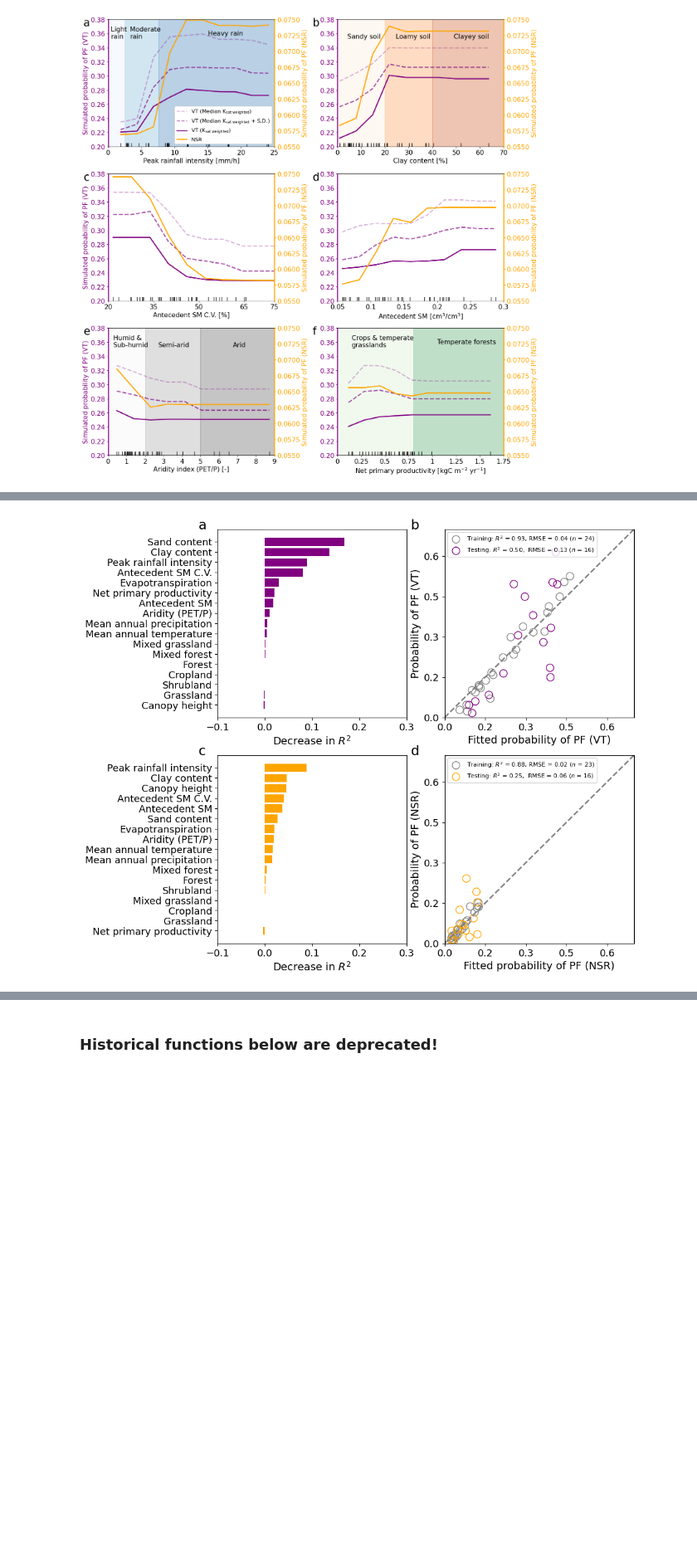
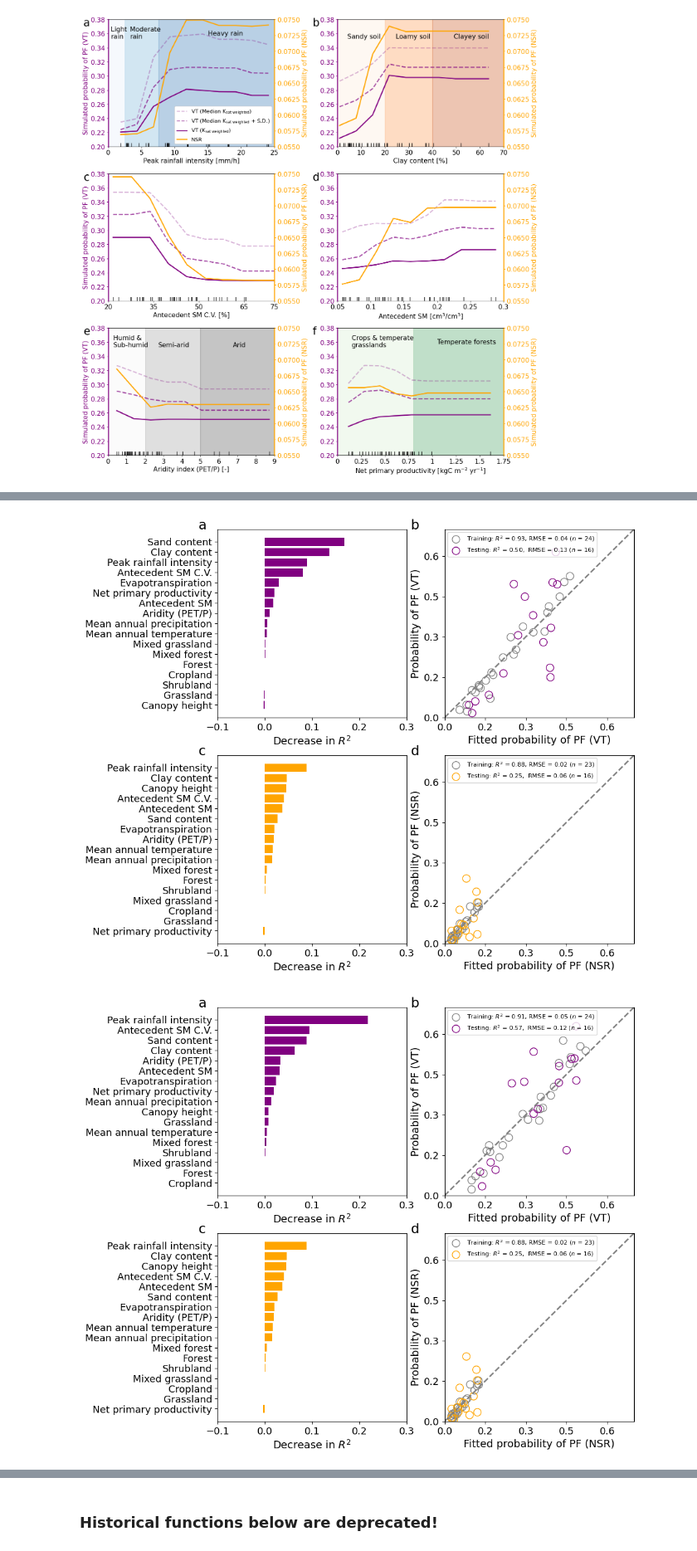
Before and after one commit to libonancaesar/neon-pf-database, a Jupyter notebook: doc/review_comments.ipynb, the cells around one changed output, grey strips where cells are left out. Shown at 83% size. Cells and saved outputs as stored; diff of their text form; code cells hidden in the pictures; blank space fills up the shorter version.

```diff
--- a/doc/review_comments.ipynb
+++ b/doc/review_comments.ipynb
@@ -1951,6 +1977,8 @@ def generate_feature_importance(vt, nsr_model_hub_info, type):
                                 nsr_info = {"X_test":nsr_model_hub_info["test_X"], "y_test":nsr_model_hub_info["y_test"], "model":nsr_model_hub_info["model"], "X_train":nsr_model_hub_info["train_X"], "y_train":nsr_model_hub_info["y_train"]},
                                 total_if=True)
 generate_feature_importance(vt_model_hub_info[0], nsr_model_hub_info, "")
+generate_feature_importance(vt_model_hub_info[1], nsr_model_hub_info, "std_median_")
+generate_feature_importance(vt_model_hub_info[2], nsr_model_hub_info, "std_upper_")
 # %% [output]
 {'bootstrap': True, 'ccp_alpha': 0.0, 'criterion': 'squared_error', 'max_depth': 5, 'max_features': 'log2', 'max_leaf_nodes': None, 'max_samples': None, 'min_impurity_decrease': 0.0, 'min_samples_leaf ...
 {'bootstrap': True, 'ccp_alpha': 0.0, 'criterion': 'squared_error', 'max_depth': 3, 'max_features': 'log2', 'max_leaf_nodes': None, 'max_samples': None, 'min_impurity_decrease': 0.0, 'min_samples_leaf ...
@@ -1959 +1995,2 @@ generate_feature_importance(vt_model_hub_info[0], nsr_model_hub_info, "")
 [figure]
+[figure, added]
```
Also changed, not shown: parts of 7 cells of this notebook.
